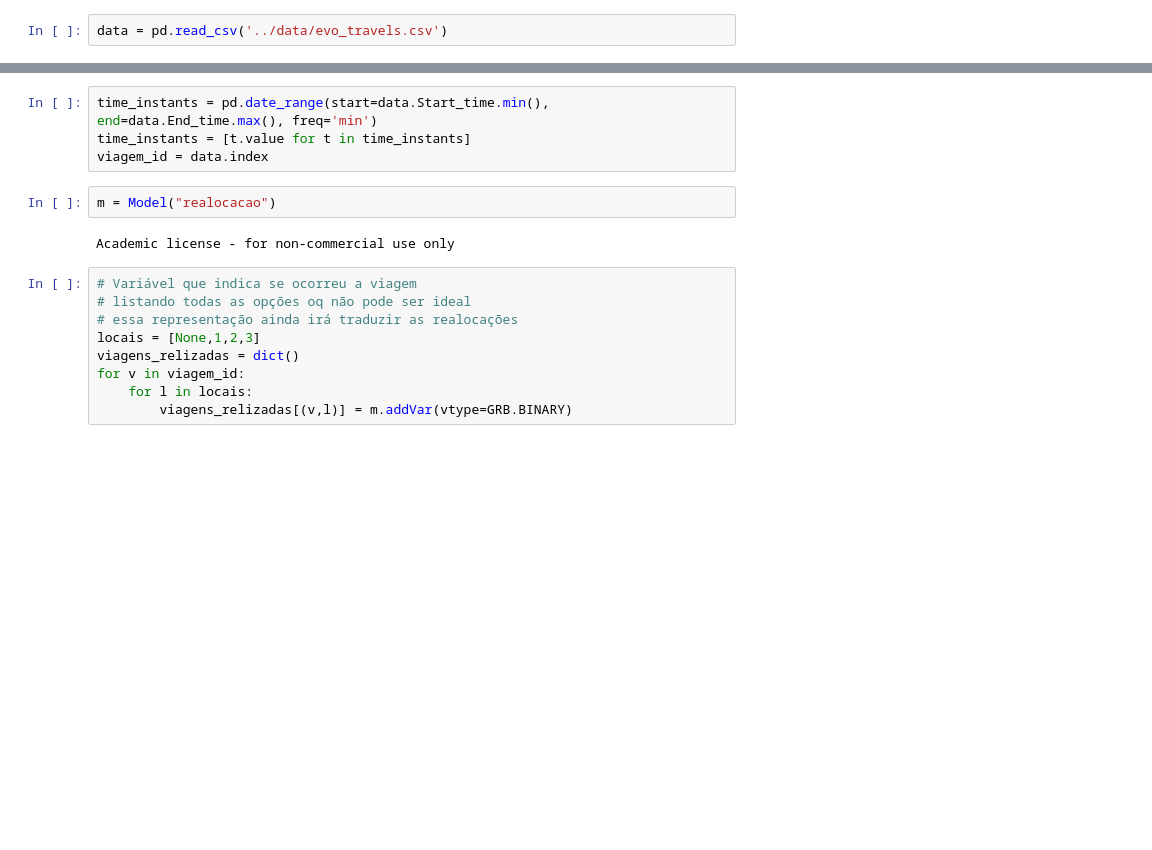
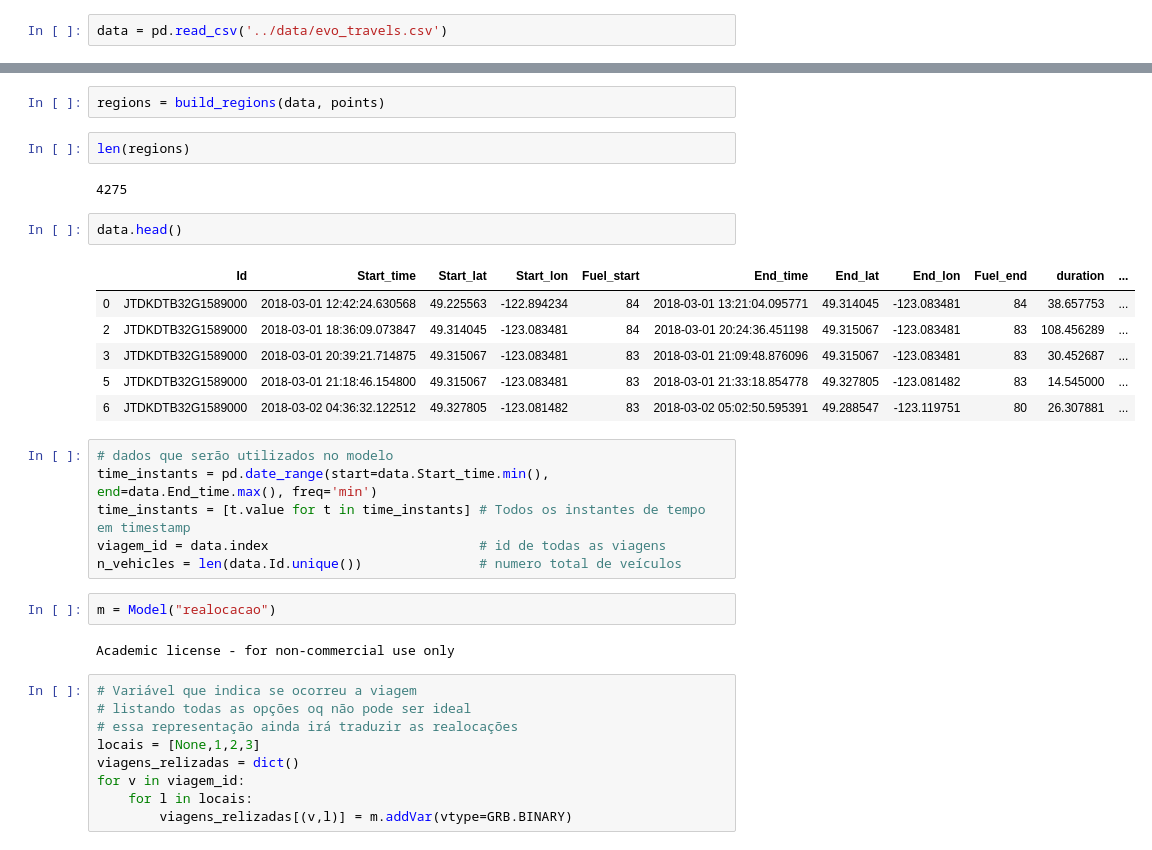
Before and after one commit to Victoraq/RealocacaoVeiculos, a Jupyter notebook: modelo.ipynb, the cells around one changed output, grey strips where cells are left out. Saved outputs shown, nothing was run; the diff lists cells and outputs as text; blank space fills up the shorter version.

```diff
--- a/modelo.ipynb
+++ b/modelo.ipynb
@@ -15,7 +142,24 @@ data.head()
+# %%
+regions = build_regions(data, points)
+# %%
+len(regions)
+# %% [output]
+4275
+# %%
+data.head()
+# %% [output]
+|  | Id | Start_time | Start_lat | Start_lon | Fuel_start | End_time | End_lat | End_lon | Fuel_end | duration | ... |
+| 0 | JTDKDTB32G1589000 | 2018-03-01 12:42:24.630568 | 49.225563 | -122.894234 | 84 | 2018-03-01 13:21:04.095771 | 49.314045 | -123.083481 | 84 | 38.657753 | ... |
+| 2 | JTDKDTB32G1589000 | 2018-03-01 18:36:09.073847 | 49.314045 | -123.083481 | 84 | 2018-03-01 20:24:36.451198 | 49.315067 | -123.083481 | 83 | 108.456289 | ... |
+| 3 | JTDKDTB32G1589000 | 2018-03-01 20:39:21.714875 | 49.315067 | -123.083481 | 83 | 2018-03-01 21:09:48.876096 | 49.315067 | -123.083481 | 83 | 30.452687 | ... |
+| 5 | JTDKDTB32G1589000 | 2018-03-01 21:18:46.154800 | 49.315067 | -123.083481 | 83 | 2018-03-01 21:33:18.854778 | 49.327805 | -123.081482 | 83 | 14.545000 | ... |
+| 6 | JTDKDTB32G1589000 | 2018-03-02 04:36:32.122512 | 49.327805 | -123.081482 | 83 | 2018-03-02 05:02:50.595391 | 49.288547 | -123.119751 | 80 | 26.307881 | ... |
 # %%
+# dados que serão utilizados no modelo
 time_instants = pd.date_range(start=data.Start_time.min(), end=data.End_time.max(), freq='min')
-time_instants = [t.value for t in time_instants]
-viagem_id = data.index
+time_instants = [t.value for t in time_instants] # Todos os instantes de tempo em timestamp
+viagem_id = data.index                           # id de todas as viagens
+n_vehicles = len(data.Id.unique())               # numero total de veículos
 # %%
 m = Model("realocacao")
 # %% [output]
```
Also changed, not shown: parts of 9 cells of this notebook.
